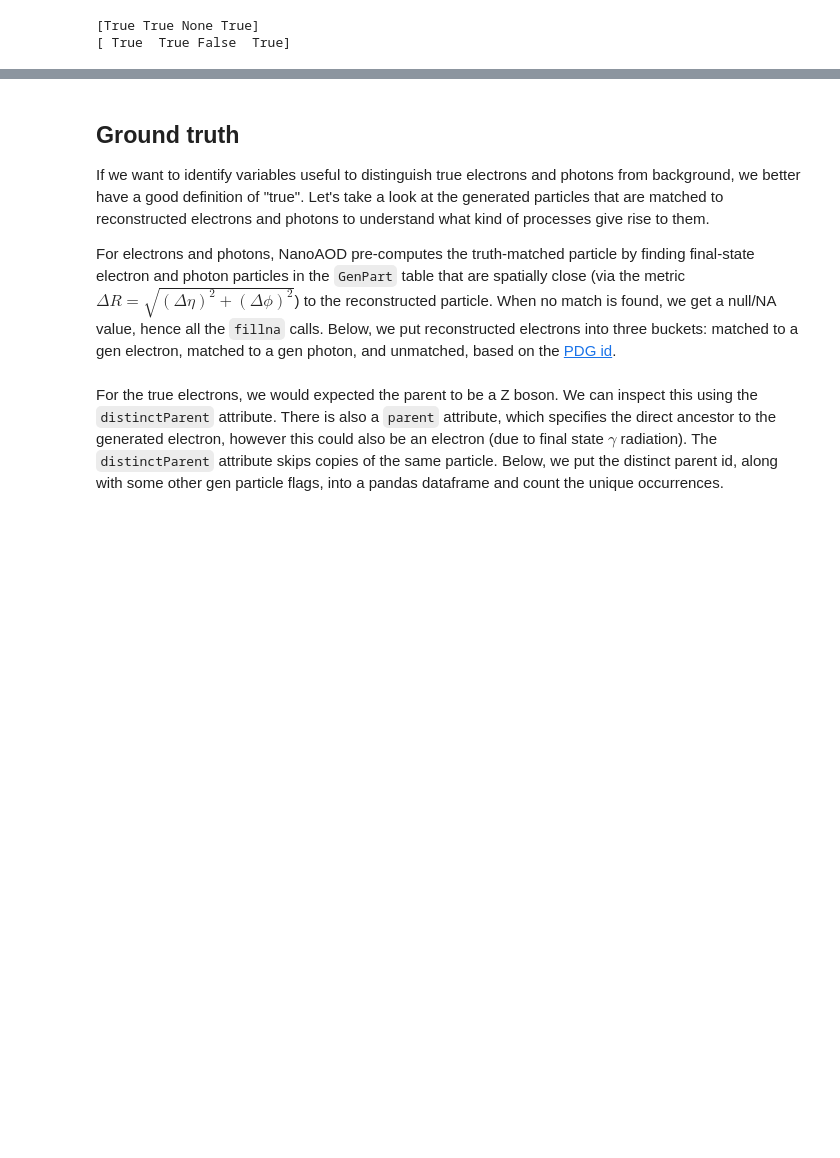
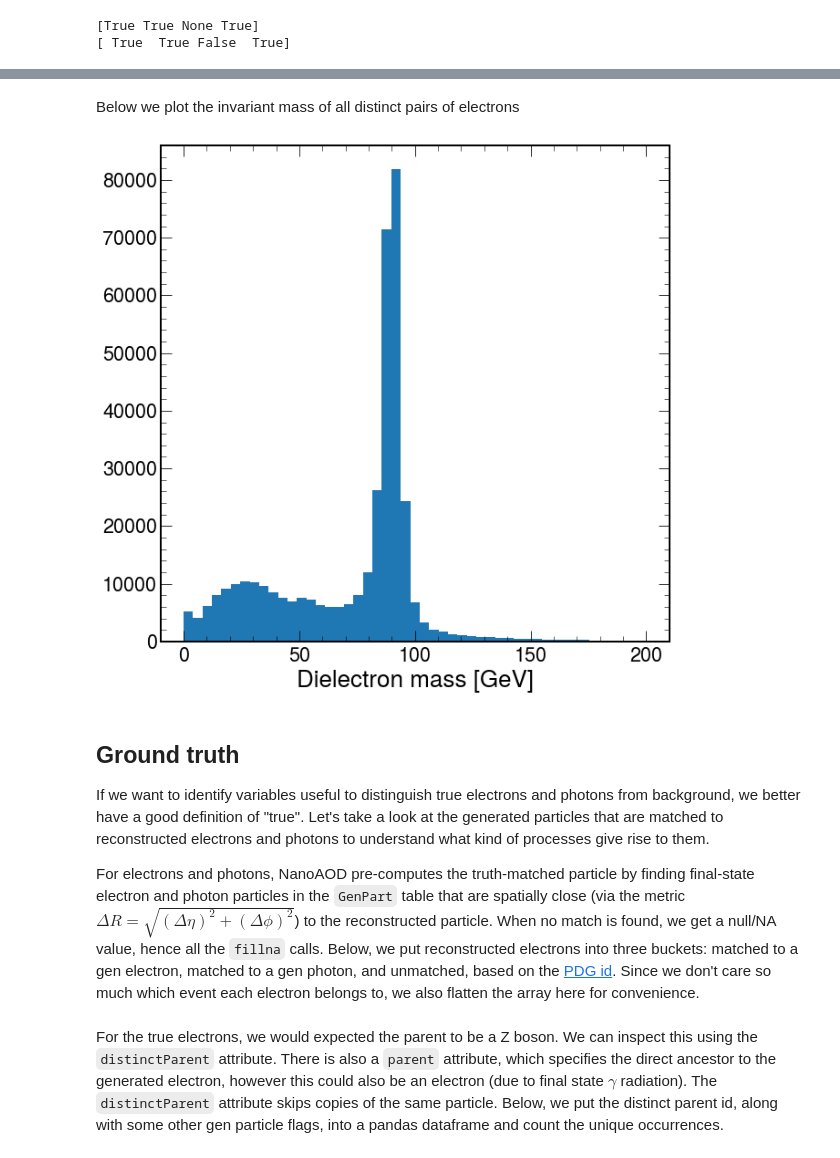
Before and after one commit to FNALLPC/egamma-hats, a Jupyter notebook: exercise.ipynb, the cells around one changed output, grey strips where cells are left out. Saved outputs shown, nothing was run; the diff lists cells and outputs as text; code cells hidden in the pictures; blank space fills up the shorter version.

```diff
--- a/exercise.ipynb
+++ b/exercise.ipynb
@@ -204,7 +233,18 @@ print(b.fillna(-1) > 0)
+# %% [markdown]
+Below we plot the invariant mass of all distinct pairs of electrons
+# %%
+fig, ax = plt.subplots()
+ax.set_xlabel(r'Dielectron mass [GeV]')
+
+pairs = dyevents.Electron.choose(2)
+mass = (pairs.i0 + pairs.i1).mass
+ax.hist(mass.flatten(), bins=np.linspace(0, 200, 50));
+# %% [output]
+[figure, added]
 # %% [markdown]
 ## Ground truth
 If we want to identify variables useful to distinguish true electrons and photons from background, we better have a good definition of "true".  Let's take a look at the generated particles that are matched to reconstructed electrons and photons to understand what kind of processes give rise to them.
 
-For electrons and photons, NanoAOD pre-computes the truth-matched particle by finding final-state electron and photon particles in the `GenPart` table that are spatially close (via the metric $\Delta R = \sqrt{(\Delta \eta)^2 + (\Delta \phi)^2}$) to the reconstructed particle.  When no match is found, we get a null/NA value, hence all the `fillna` calls.  Below, we put reconstructed electrons into three buckets: matched to a gen electron, matched to a gen photon, and unmatched, based on the [PDG id](http://pdg.lbl.gov/2018/reviews/rpp2018-rev-monte-carlo-numbering.pdf).
+For electrons and photons, NanoAOD pre-computes the truth-matched particle by finding final-state electron and photon particles in the `GenPart` table that are spatially close (via the metric $\Delta R = \sqrt{(\Delta \eta)^2 + (\Delta \phi)^2}$) to the reconstructed particle.  When no match is found, we get a null/NA value, hence all the `fillna` calls.  Below, we put reconstructed electrons into three buckets: matched to a gen electron, matched to a gen photon, and unmatched, based on the [PDG id](http://pdg.lbl.gov/2018/reviews/rpp2018-rev-monte-carlo-numbering.pdf).  Since we don't care so much which event each electron belongs to, we also flatten the array here for convenience.
 # %%
 matchid = dyevents.Electron.matched_gen.pdgId.fillna(0)
```
Also changed, not shown: parts of 31 cells of this notebook.
